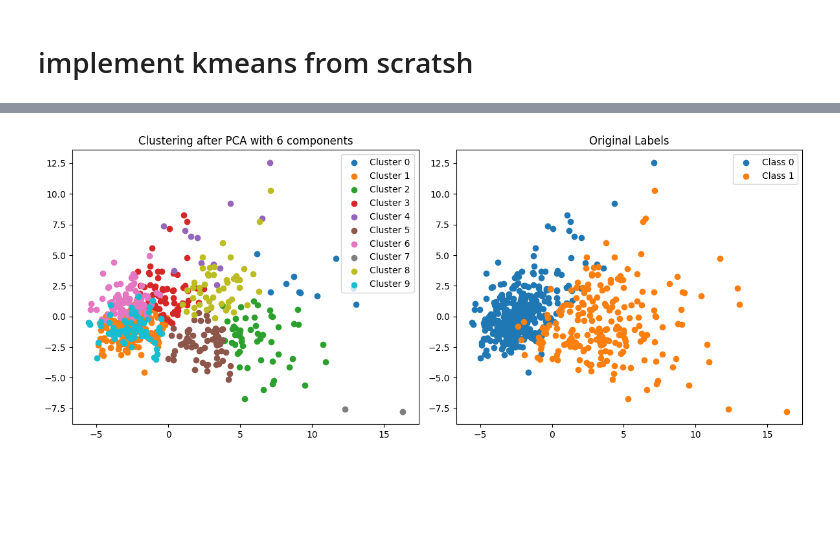
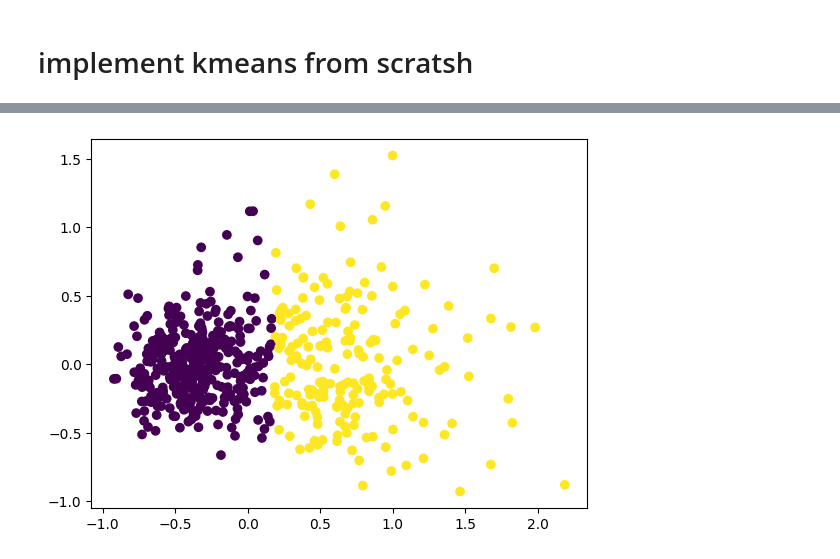
Before and after one commit to Tahker-w-tadmeer/intro_to_ml, a Jupyter notebook: ass 4-PCA and Kmeans/breast_cancer.ipynb, the cells around one changed output, grey strips where cells are left out. Saved outputs shown, nothing was run; the diff lists cells and outputs as text; code cells hidden in the pictures; blank space fills up the shorter version.

```diff
--- a/ass 4-PCA and Kmeans/breast_cancer.ipynb
+++ b/ass 4-PCA and Kmeans/breast_cancer.ipynb
@@ -268,33 +270,13 @@ for num_components in num_components_list:
-# %%
-from sklearn.decomposition import PCA
-from sklearn.cluster import KMeans
-
-# Apply PCA
-pca = PCA(n_components=6)  # Choose the number of components
-X_pca = pca.fit_transform(X_std)
-
-# Apply K-means
-kmeans = KMeans(n_clusters=best_k_exp1,n_init=10)  # Use the best k from Experiment 1
-labels = kmeans.fit_predict(X_pca)
-
-# Visualization - Compare with original labels
-fig, axs = plt.subplots(1, 2, figsize=(12, 5))
-
-# Visualize clusters after PCA
-for i in range(best_k_exp1):
-    cluster_points = X_pca[np.where(labels == i)]
-    axs[0].scatter(cluster_points[:, 0], cluster_points[:, 1], label=f'Cluster {i}')
-axs[0].set_title(f'Clustering after PCA with {num_components} components')
-axs[0].legend()
-
-# Visualize original labels
-for i in range(2):  # Considering 2 classes in original labels
-    class_points = X_pca[np.where(y == i)]
-    axs[1].scatter(class_points[:, 0], class_points[:, 1], label=f'Class {i}')
-axs[1].set_title('Original Labels')
-axs[1].legend()
-
-plt.tight_layout()
-plt.show()
-# %% [output]
-[figure, removed]
+# %%
+from sklearn.cluster import KMeans
+from sklearn.decomposition import PCA
+pca = PCA(n_components=2)
+pca.fit(X_std)
+X_pca = pca.transform(X_std)
+kmeans = KMeans(n_clusters=2)
+kmeans.fit(X_pca)
+labels = kmeans.predict(X_pca)
+plt.scatter(X_pca[:, 0], X_pca[:, 1], c=labels)
+plt.show()
+# %% [output]
+[figure, added]
```
Also changed, not shown: parts of 11 cells of this notebook.
